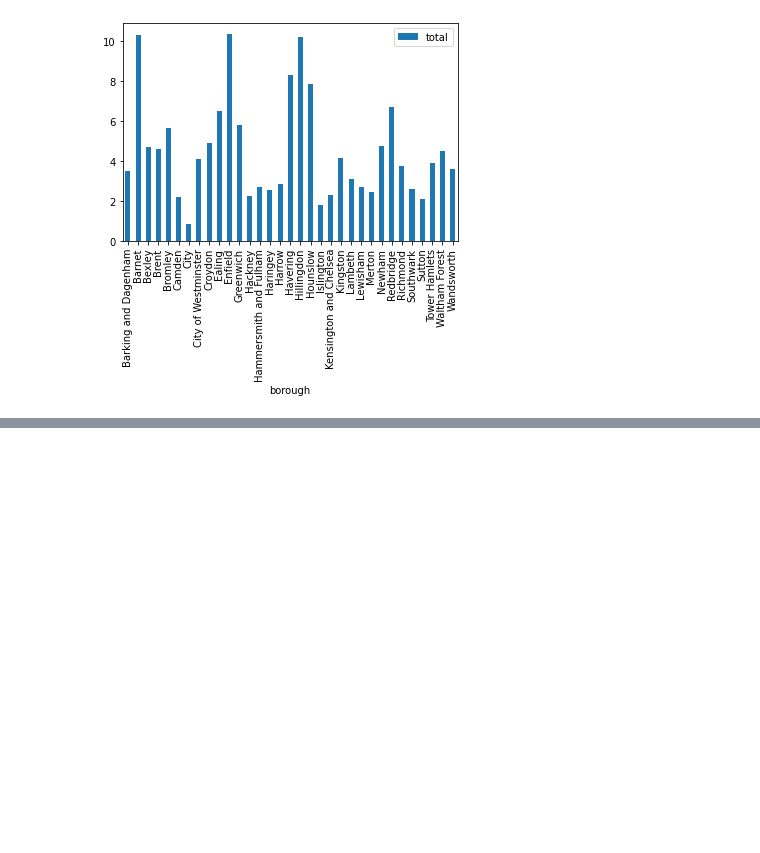
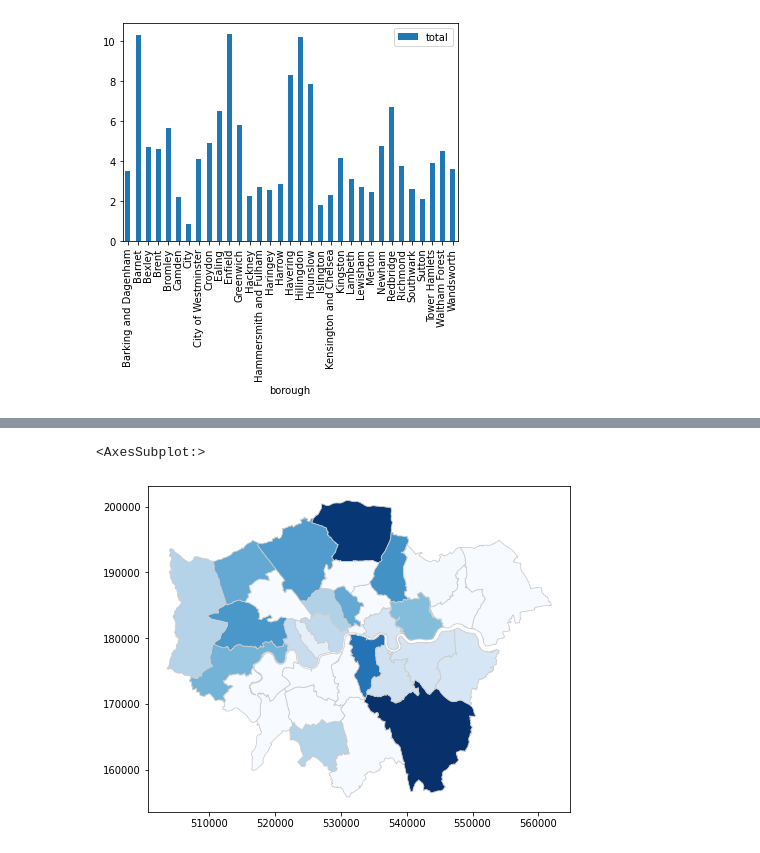
Before and after one commit to irvifa/data-visualization, a Jupyter notebook: air-pollution.ipynb, the cells around one changed output, grey strips where cells are left out. Saved outputs shown, nothing was run; the diff lists cells and outputs as text; code cells hidden in the pictures; blank space fills up the shorter version.

```diff
--- a/air-pollution.ipynb
+++ b/air-pollution.ipynb
@@ -367,0 +446,5 @@ merged.plot(column=variable, cmap='Blues', linewidth=0.8, ax=ax, edgecolor='0.8'
+# %%
+tree_summary = df_sheet_gla_tree_map_2018.groupby(['borough', 'load_date'], as_index=False).value_counts()
+tree_summary = tree_summary[['borough', 'count']]
+tree_summary = tree_summary.groupby(['borough'], as_index=False).count()
+tree_summary.head()
@@ -367,0 +458,4 @@ merged.plot(column=variable, cmap='Blues', linewidth=0.8, ax=ax, edgecolor='0.8'
+# %%
+# This is only for CO2 data
+tree_map = map_df.copy().set_index('NAME').join(tree_summary.set_index('borough'))
+tree_map
@@ -367,0 +481,3 @@ merged.plot(column=variable, cmap='Blues', linewidth=0.8, ax=ax, edgecolor='0.8'
+# %%
+tree_map = tree_map.fillna(0)
+tree_map
@@ -367,0 +503,11 @@ merged.plot(column=variable, cmap='Blues', linewidth=0.8, ax=ax, edgecolor='0.8'
+# %%
+variable = 'count'
+
+# set the range for the choropleth
+vmin, vmax = 120, 220
+# create figure and axes for Matplotlib
+fig, ax = plt.subplots(1, figsize=(10, 6))
+tree_map.plot(column=variable, cmap='Blues', linewidth=0.8, ax=ax, edgecolor='0.8')
+# %% [output]
+<AxesSubplot:>
+[figure, added]
```
Also changed, not shown: parts of 13 cells of this notebook, 3 other files.
